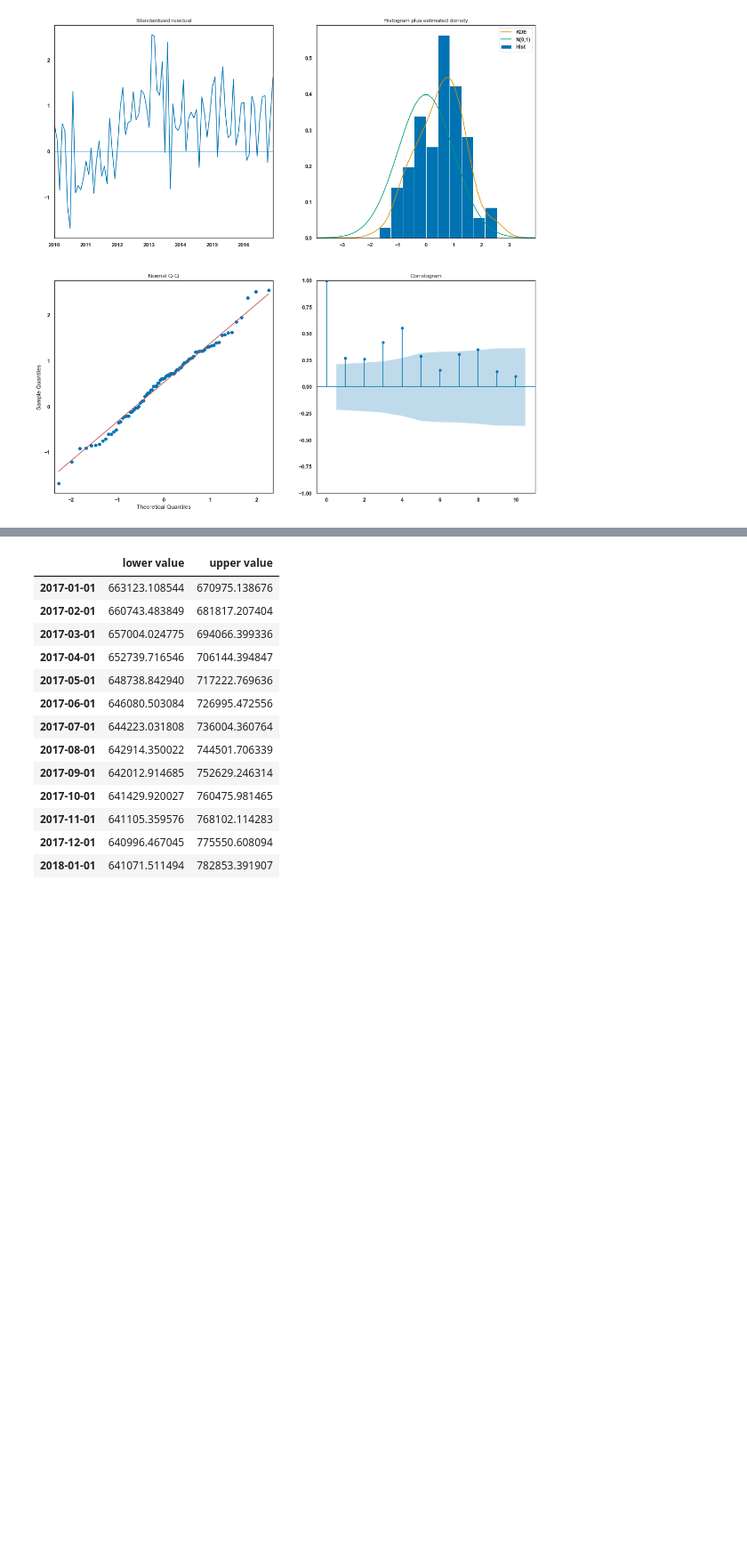
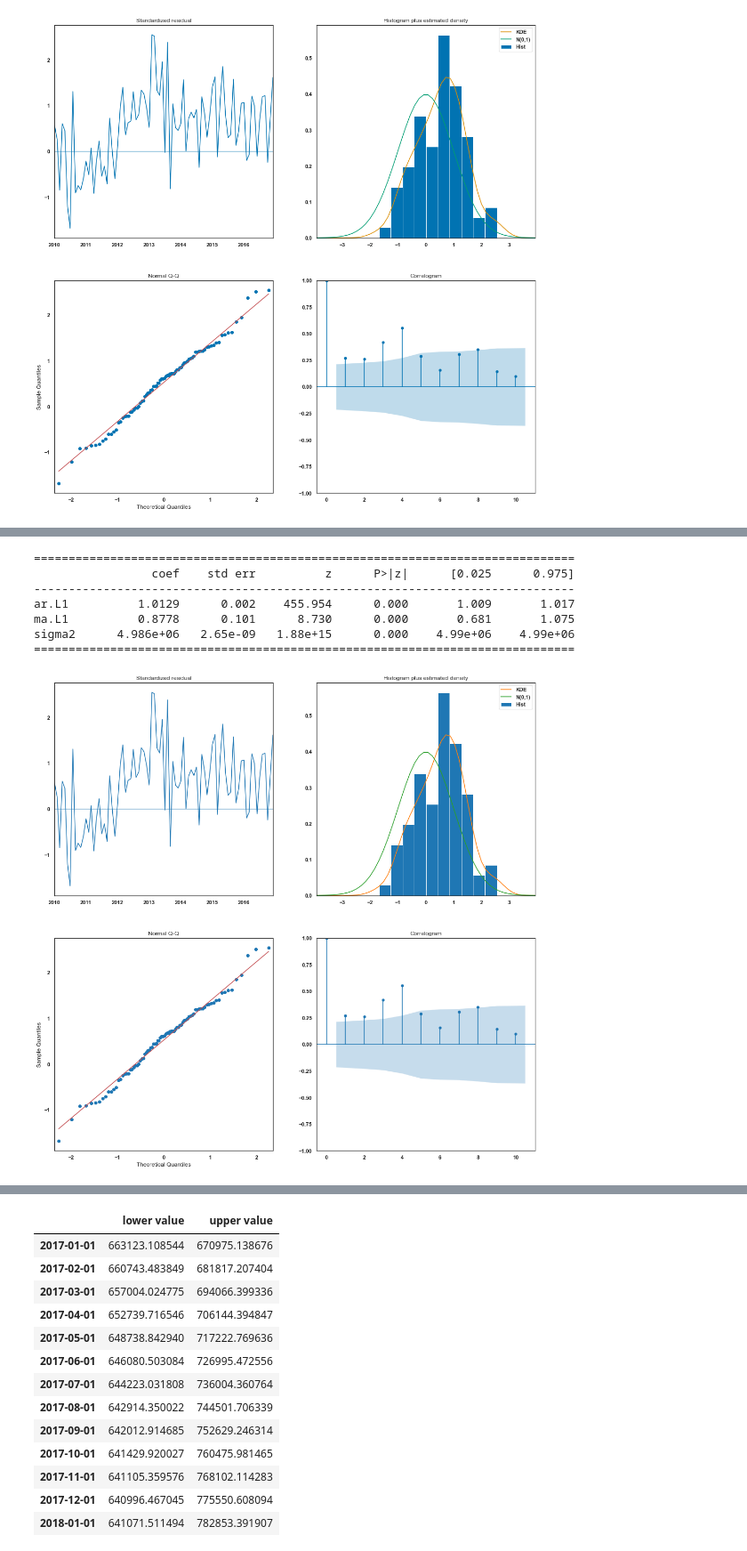
Before and after one commit to learn-co-curriculum/dsc-phase-4-choosing-a-dataset, a Jupyter notebook: time-series/Dan_main_notebook.ipynb, the cells around one changed output, grey strips where cells are left out. Shown at 89% size. Drawn from its saved outputs; the diff is of its cells as text; code cells hidden in the pictures; blank space fills up the shorter version.

```diff
--- a/time-series/Dan_main_notebook.ipynb
+++ b/time-series/Dan_main_notebook.ipynb
@@ -446,17 +447,17 @@ train_set = caliuf_melted['2010':'2016-12']
 test_set = caliuf_melted['2017':]
 combined = caliuf_melted['2010':]
 
-train_set601 = caliuf_melted['2010':'2016-12']
-test_set601 = caliuf_melted['2017':]
-combined601 = caliuf_melted['2010':]
+train601 = melt94601['2010':'2016-12']
+test601 = melt94601['2017':]
+combined601 = melt94601['2010':]
 
-train_set509 = caliuf_melted['2010':'2016-12']
-test_set509 = caliuf_melted['2017':]
-combined509 = caliuf_melted['2010':]
+train509 = melt94509['2010':'2016-12']
+test509 = melt94509['2017':]
+combined509 = melt94509['2010':]
 
-train_set804 = caliuf_melted['2010':'2016-12']
-test_set804 = caliuf_melted['2017':]
-combined804 = caliuf_melted['2010':]
+train804 = melt94804['2010':'2016-12']
+test804 = melt94804['2017':]
+combined804 = melt94804['2010':]
 # %%
 # train_set = melted_cali[:'2015-12']
 # test_set = melted_cali['2016-01':]
@@ -805,0 +961,24 @@ sigma2      4.012e+06   1.61e-07   2.49e+13      0.000    4.01e+06    4.01e+06
+# %%
+## MUST UPDATE ORDER AND SEASONAL ORDER EVERYTIME ANYTHING CHANGES WITH TRAINING / TEST
+
+ARIMA_MODEL804 = sm.tsa.statespace.sarimax.SARIMAX(train804,
+                                        order=(1,0,1),
+                                        seasonal_order=(0, 0, 0, 0),
+                                        enforce_stationarity=False,
+                                        enforce_invertibility=False)
+
+
+output804 = ARIMA_MODEL804.fit()
+
+print(output804.summary().tables[1])
+auto_model.plot_diagnostics(figsize=(18,18))
+plt.show()
+# %% [output]
+==============================================================================
+                 coef    std err          z      P>|z|      [0.025      0.975]
+------------------------------------------------------------------------------
+ar.L1          1.0129      0.002    455.954      0.000       1.009       1.017
+ma.L1          0.8778      0.101      8.730      0.000       0.681       1.075
+sigma2      4.986e+06   2.65e-09   1.88e+15      0.000    4.99e+06    4.99e+06
+==============================================================================
+[figure, added]
```
Also changed, not shown: parts of 20 cells of this notebook.
